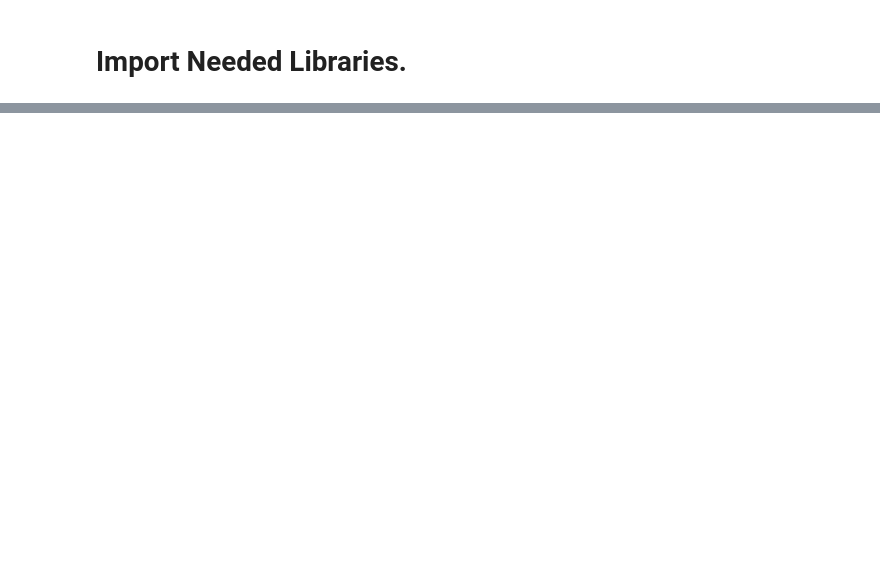
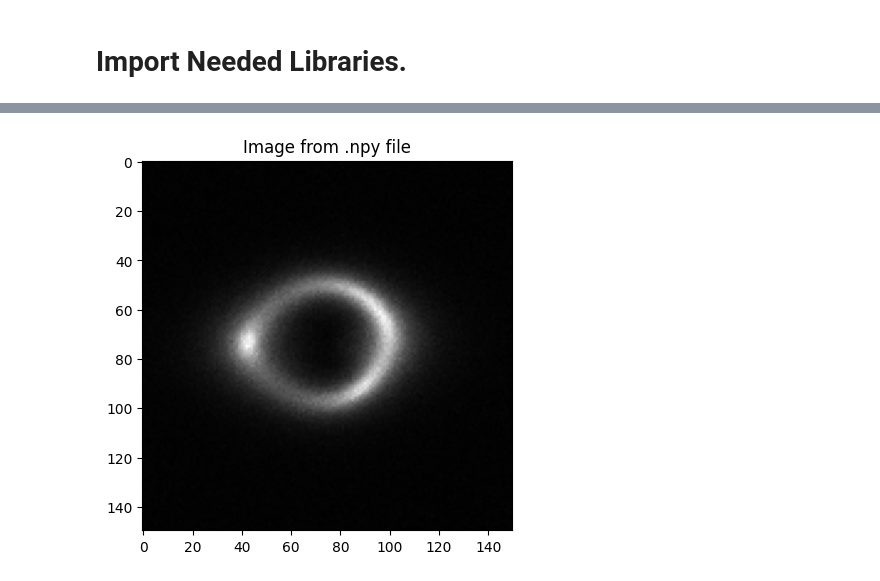
Before and after one commit to Imokutmfon/ml4sci, a Jupyter notebook: Common Test 1/main.ipynb, the cells around one changed output, grey strips where cells are left out. Cells and saved outputs as stored; diff of their text form; code cells hidden in the pictures; blank space fills up the shorter version.

Commit message:
plot visual

```diff
--- a/Common Test 1/main.ipynb
+++ b/Common Test 1/main.ipynb
@@ -63,0 +64,13 @@ extracted_contents/
+# %%
+# Load the .npy file
+data = np.load('/content/extracted_contents/dataset/train/no/10.npy')
+
+# Assuming the shape is (1, 150, 150), we need to remove the first dimension
+image = data[0, :, :]
+
+# Display the image
+plt.imshow(image, cmap='gray')
+plt.title('Image from .npy file')
+plt.show()
+# %% [output]
+[figure, added]
```
Also changed, not shown: parts of 2 cells of this notebook.
